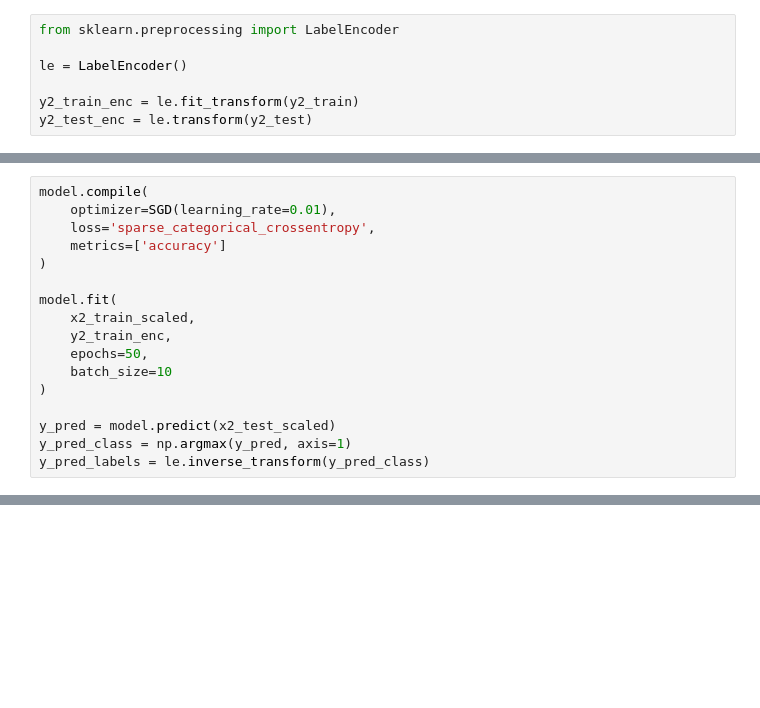
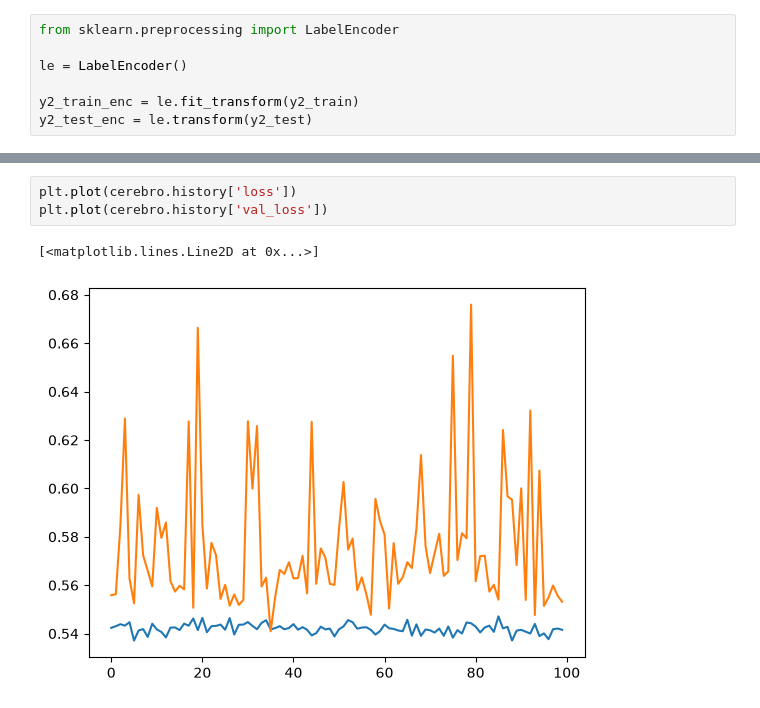
Before and after one commit to sebastian-taboas/Biophysics, a Jupyter notebook: traballo1_redes_neuronais/rede_neuronal_optima.ipynb, the cells around one changed output, grey strips where cells are left out. Cells and saved outputs as stored; diff of their text form; blank space fills up the shorter version.

```diff
--- a/traballo1_redes_neuronais/rede_neuronal_optima.ipynb
+++ b/traballo1_redes_neuronais/rede_neuronal_optima.ipynb
@@ -861,18 +861 @@ Model: "sequential_20"
  Non-trainable params: 0 (0.00 B)
-# %%
-model.compile(
-    optimizer=SGD(learning_rate=0.01),
-    loss='sparse_categorical_crossentropy',
-    metrics=['accuracy']
-)
-
-model.fit(
-    x2_train_scaled,
-    y2_train_enc,
-    epochs=50,
-    batch_size=10
-)
-
-y_pred = model.predict(x2_test_scaled)
-y_pred_class = np.argmax(y_pred, axis=1)
-y_pred_labels = le.inverse_transform(y_pred_class)
@@ -905,0 +954,6 @@ plt.show()
+# %%
+plt.plot(cerebro.history['loss'])
+plt.plot(cerebro.history['val_loss'])
+# %% [output]
+[<matplotlib.lines.Line2D at 0x...>]
+[figure, added]
```
Also changed, not shown: parts of 66 cells of this notebook.
